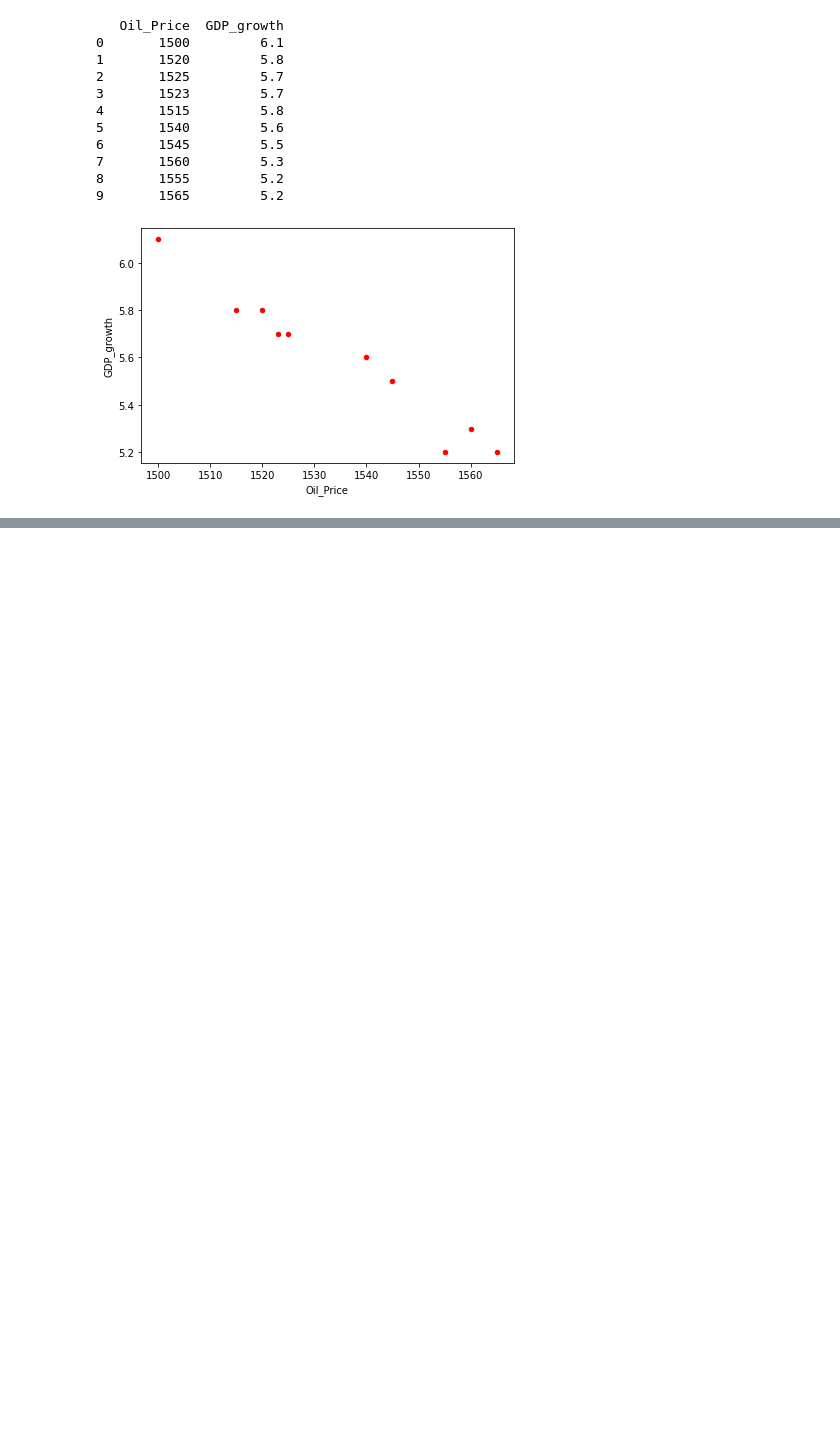
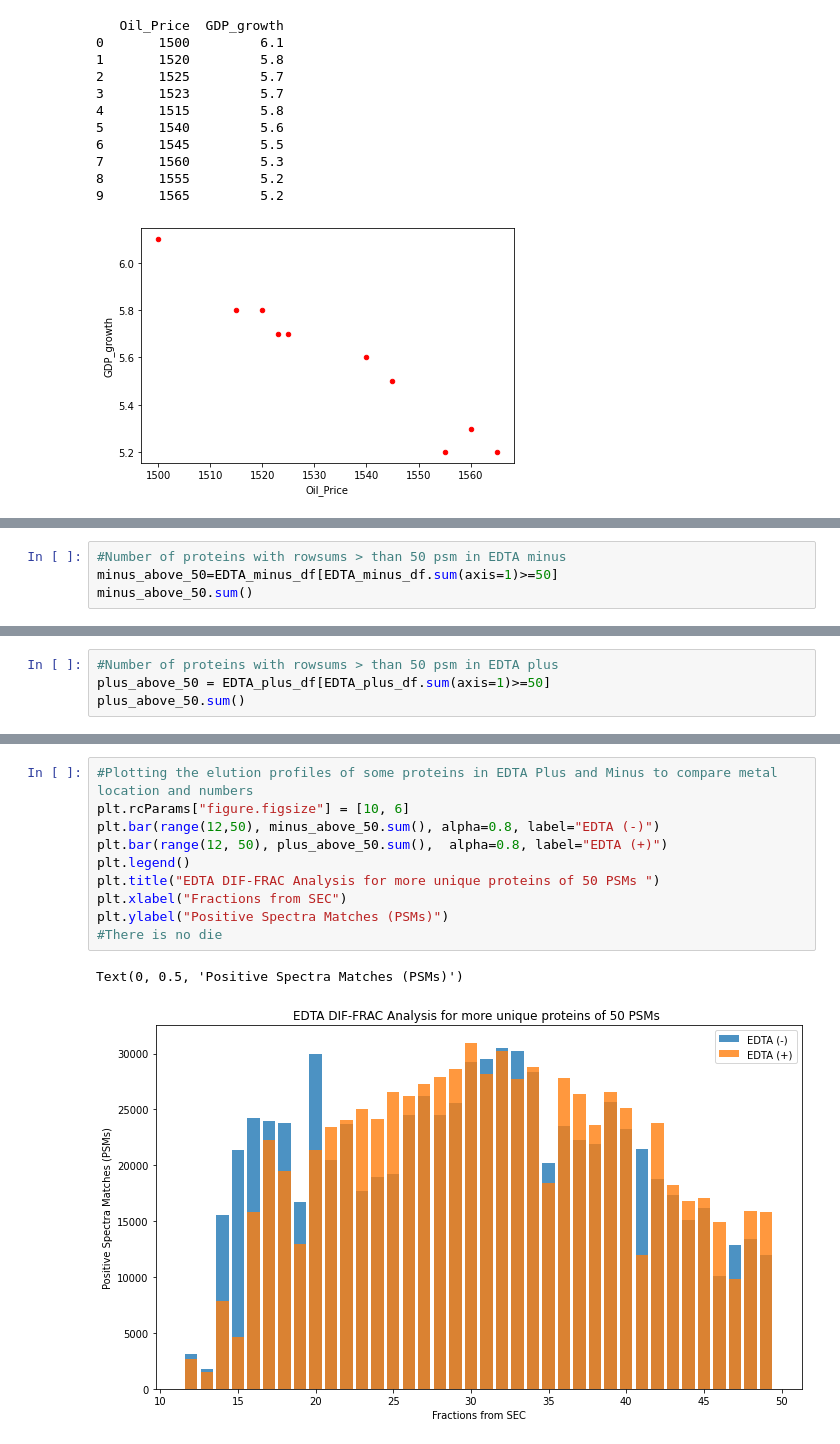
Before and after one commit to deejayprof/Adejumo-Samson-ssbc, a Jupyter notebook: Metal_Samson.ipynb, the cells around one changed output, grey strips where cells are left out. Drawn from its saved outputs; the diff is of its cells as text; blank space fills up the shorter version.

```diff
--- a/Metal_Samson.ipynb
+++ b/Metal_Samson.ipynb
@@ -69,0 +282,4 @@ plt.show()
+# %%
+#Number of proteins with rowsums > than 50 psm in EDTA minus
+minus_above_50=EDTA_minus_df[EDTA_minus_df.sum(axis=1)>=50]
+minus_above_50.sum()
@@ -69,0 +304,4 @@ plt.show()
+# %%
+#Number of proteins with rowsums > than 50 psm in EDTA plus
+plus_above_50 = EDTA_plus_df[EDTA_plus_df.sum(axis=1)>=50]
+plus_above_50.sum()
@@ -69,0 +326,13 @@ plt.show()
+# %%
+#Plotting the elution profiles of some proteins in EDTA Plus and Minus to compare metal location and numbers
+plt.rcParams["figure.figsize"] = [10, 6]
+plt.bar(range(12,50), minus_above_50.sum(), alpha=0.8, label="EDTA (-)")
+plt.bar(range(12, 50), plus_above_50.sum(),  alpha=0.8, label="EDTA (+)")
+plt.legend()
+plt.title("EDTA DIF-FRAC Analysis for more unique proteins of 50 PSMs ")
+plt.xlabel("Fractions from SEC")
+plt.ylabel("Positive Spectra Matches (PSMs)")
+#There is no die
+# %% [output]
+Text(0, 0.5, 'Positive Spectra Matches (PSMs)')
+[figure, added]
```
Also changed, not shown: parts of 167 cells of this notebook.
